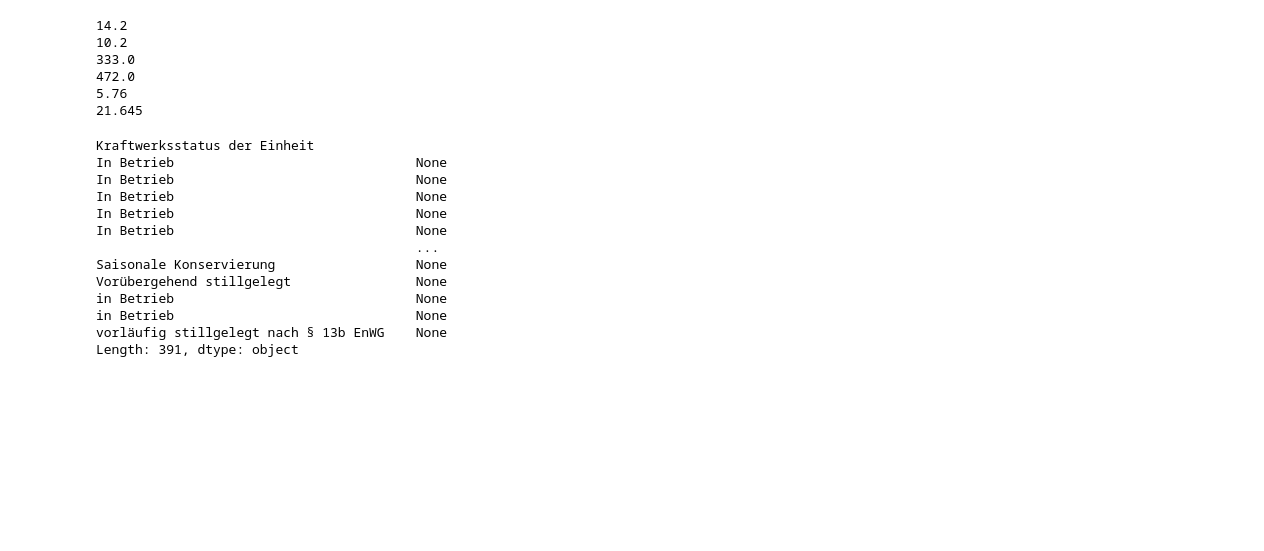
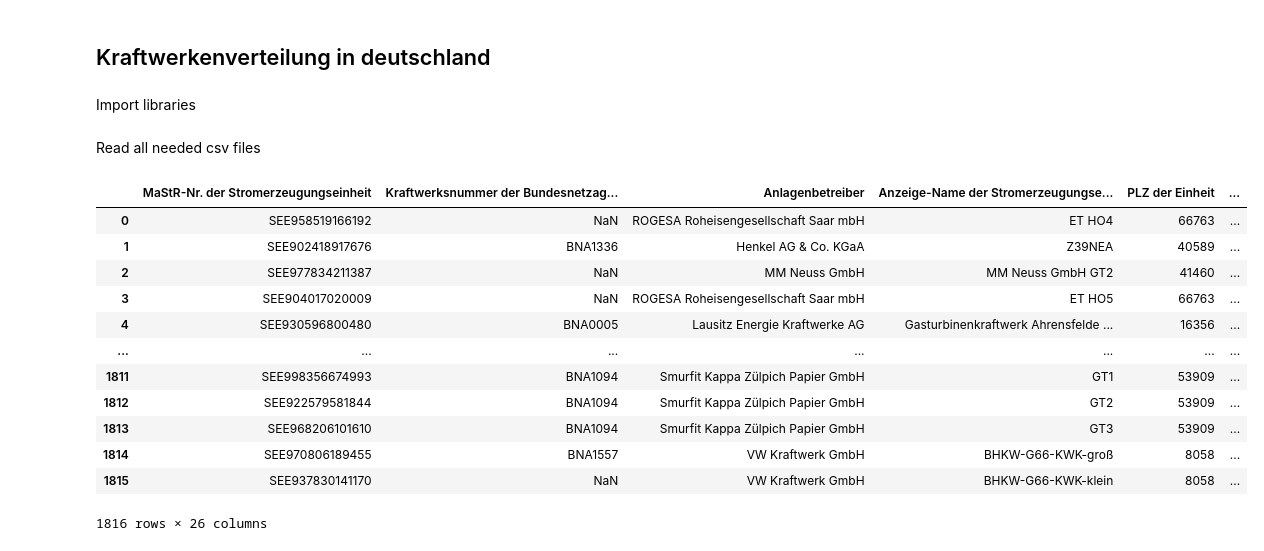
Before and after one commit to postmarone96/Deutschlands_Kraftwerken_Analyse, a Jupyter notebook: Bundesnetz_Agentur.ipynb, the cells around one changed output. Saved outputs shown, nothing was run; the diff lists cells and outputs as text; code cells hidden in the pictures; blank space fills up the shorter version.

```diff
--- a/Bundesnetz_Agentur.ipynb
+++ b/Bundesnetz_Agentur.ipynb
@@ -131,25 +1,4 @@ Name: Energieträger, dtype: int64
-# %%
-def steinkohle (x):
-    if x['Energieträger'] == 'Steinkohle':
-        print(x['Nettonennleistung (elektrische Wirkleistung) in MW'])
-df_bayern.apply(lambda x: steinkohle(x), axis=1)
-# %% [output]
-14.2
-10.2
-333.0
-472.0
-5.76
-21.645
-Kraftwerksstatus der Einheit
-In Betrieb                               None
-In Betrieb                               None
-In Betrieb                               None
-In Betrieb                               None
-In Betrieb                               None
-                                         ...
-Saisonale Konservierung                  None
-Vorübergehend stillgelegt                None
-in Betrieb                               None
-in Betrieb                               None
-vorläufig stillgelegt nach § 13b EnWG    None
-Length: 391, dtype: object
+# %% [markdown]
+## Kraftwerkenverteilung in deutschland
+# %% [markdown]
+Import libraries
@@ -155,0 +8,28 @@ Length: 391, dtype: object
+# %% [markdown]
+Read all needed csv files
+# %%
+#POWERPLANTS
+kwk = pd.read_excel('Kraftwerksliste_2022.xlsx',
+                  sheet_name = 'Gesamtkraftwerksliste BNetzA',
+                  header = 9,
+                  nrows = 1816)
+#POPULATION
+#demographic = pd.read_excel('31122021_Auszug_GV.xlsx',
+ #                         sheet_name = 'Onlineprodukt_Gemeinden',
+  #                        )
+
+kwk
+# %% [output]
+|  | MaStR-Nr. der Stromerzeugungseinheit | Kraftwerksnummer der Bundesnetzag... | Anlagenbetreiber | Anzeige-Name der Stromerzeugungse... | PLZ der Einheit | ... |
+| 0 | SEE958519166192 | NaN | ROGESA Roheisengesellschaft Saar mbH | ET HO4 | 66763 | ... |
+| 1 | SEE902418917676 | BNA1336 | Henkel AG & Co. KGaA | Z39NEA | 40589 | ... |
+| 2 | SEE977834211387 | NaN | MM Neuss GmbH | MM Neuss GmbH GT2 | 41460 | ... |
+| 3 | SEE904017020009 | NaN | ROGESA Roheisengesellschaft Saar mbH | ET HO5 | 66763 | ... |
+| 4 | SEE930596800480 | BNA0005 | Lausitz Energie Kraftwerke AG | Gasturbinenkraftwerk Ahrensfelde ... | 16356 | ... |
+| ... | ... | ... | ... | ... | ... | ... |
+| 1811 | SEE998356674993 | BNA1094 | Smurfit Kappa Zülpich Papier GmbH | GT1 | 53909 | ... |
+| 1812 | SEE922579581844 | BNA1094 | Smurfit Kappa Zülpich Papier GmbH | GT2 | 53909 | ... |
+| 1813 | SEE968206101610 | BNA1094 | Smurfit Kappa Zülpich Papier GmbH | GT3 | 53909 | ... |
+| 1814 | SEE970806189455 | BNA1557 | VW Kraftwerk GmbH | BHKW-G66-KWK-groß | 8058 | ... |
+| 1815 | SEE937830141170 | NaN | VW Kraftwerk GmbH | BHKW-G66-KWK-klein | 8058 | ... |
+1816 rows × 26 columns
```
Also changed, not shown: parts of 36 cells of this notebook, 3 other files.
